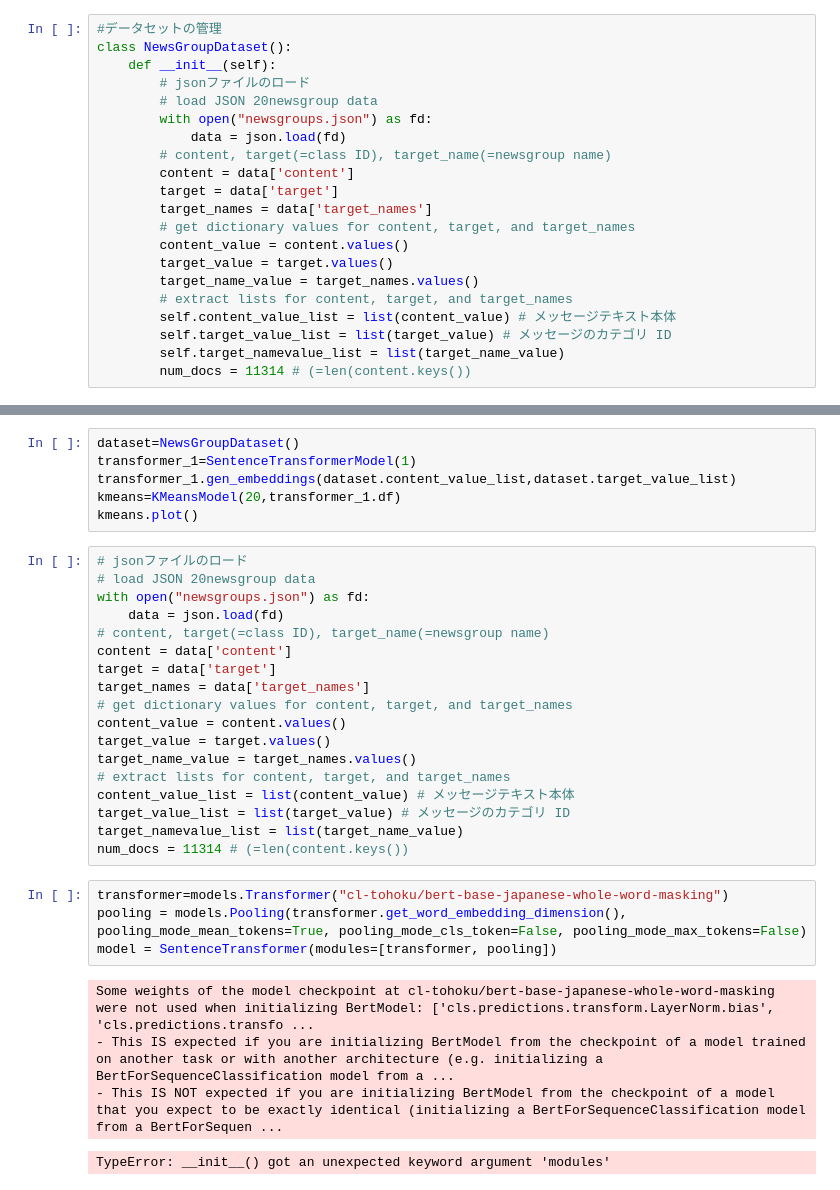
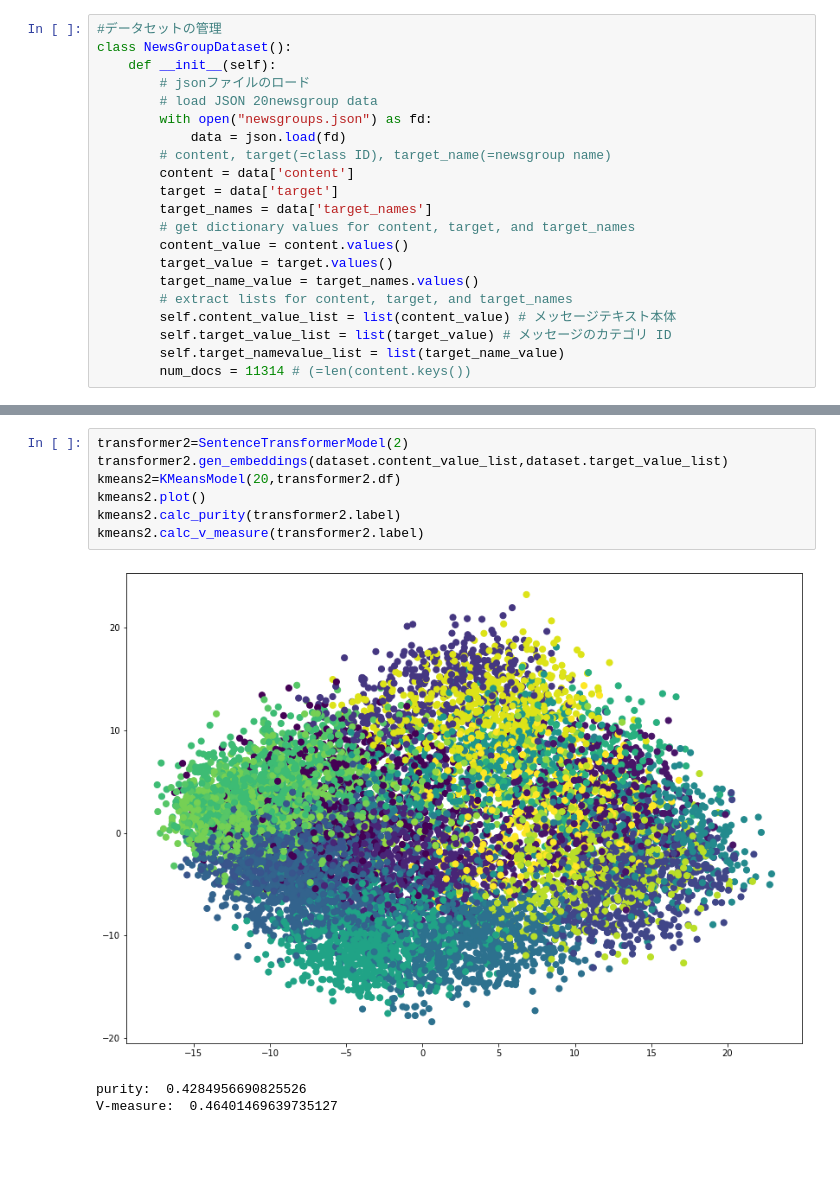
Before and after one commit to yushi1999/data_science, a Jupyter notebook: ex5/report.ipynb, the cells around one changed output, grey strips where cells are left out. Drawn from its saved outputs; the diff is of its cells as text; blank space fills up the shorter version.

```diff
--- a/ex5/report.ipynb
+++ b/ex5/report.ipynb
@@ -98,33 +133,11 @@ Some weights of the model checkpoint at cl-tohoku/bert-base-japanese-whole-word-
 # %%
-dataset=NewsGroupDataset()
-transformer_1=SentenceTransformerModel(1)
-transformer_1.gen_embeddings(dataset.content_value_list,dataset.target_value_list)
-kmeans=KMeansModel(20,transformer_1.df)
-kmeans.plot()
+transformer2=SentenceTransformerModel(2)
+transformer2.gen_embeddings(dataset.content_value_list,dataset.target_value_list)
+kmeans2=KMeansModel(20,transformer2.df)
+kmeans2.plot()
+kmeans2.calc_purity(transformer2.label)
+kmeans2.calc_v_measure(transformer2.label)
+# %% [output]
+[figure, added]
+purity:  0.4284956690825526
+V-measure:  0.46401469639735127
-# %%
-# jsonファイルのロード
-# load JSON 20newsgroup data
-with open("newsgroups.json") as fd:
-    data = json.load(fd)
-# content, target(=class ID), target_name(=newsgroup name)
-content = data['content']
-target = data['target']
-target_names = data['target_names']
-# get dictionary values for content, target, and target_names
-content_value = content.values()
-target_value = target.values()
-target_name_value = target_names.values()
-# extract lists for content, target, and target_names
-content_value_list = list(content_value) # メッセージテキスト本体
-target_value_list = list(target_value) # メッセージのカテゴリ ID
-target_namevalue_list = list(target_name_value)
-num_docs = 11314 # (=len(content.keys())
-# %%
-transformer=models.Transformer("cl-tohoku/bert-base-japanese-whole-word-masking")
-pooling = models.Pooling(transformer.get_word_embedding_dimension(), pooling_mode_mean_tokens=True, pooling_mode_cls_token=False, pooling_mode_max_tokens=False)
-model = SentenceTransformer(modules=[transformer, pooling])
-# %% [output]
-Some weights of the model checkpoint at cl-tohoku/bert-base-japanese-whole-word-masking were not used when initializing BertModel: ['cls.predictions.transform.LayerNorm.bias', 'cls.predictions.transfo ...
-- This IS expected if you are initializing BertModel from the checkpoint of a model trained on another task or with another architecture (e.g. initializing a BertForSequenceClassification model from a ...
-- This IS NOT expected if you are initializing BertModel from the checkpoint of a model that you expect to be exactly identical (initializing a BertForSequenceClassification model from a BertForSequen ...
-TypeError: __init__() got an unexpected keyword argument 'modules'
```
Also changed, not shown: parts of 27 cells of this notebook.
